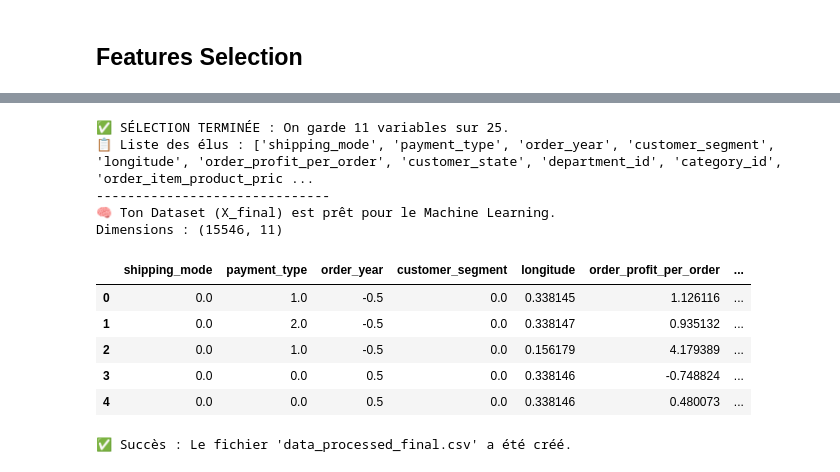
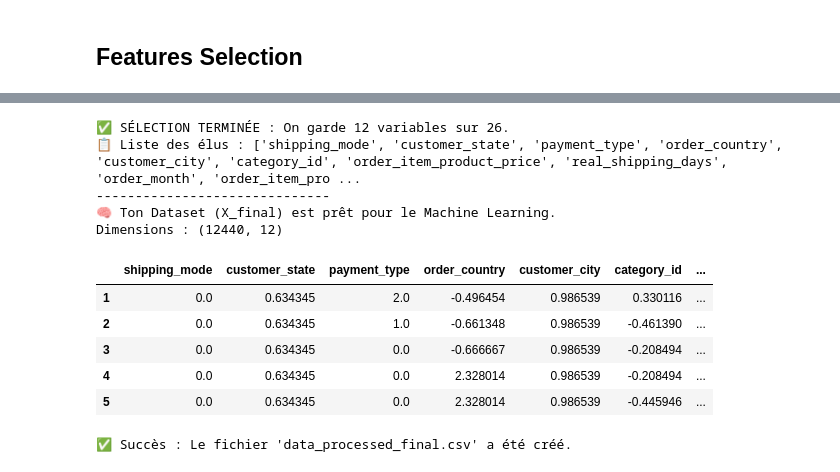
Before and after one commit to moubarik-ashraf/DS_Project, a Jupyter notebook: notebooks/01_exploration_and_preprocessing.ipynb, the cells around one changed output, grey strips where cells are left out. Saved outputs shown, nothing was run; the diff lists cells and outputs as text; code cells hidden in the pictures.

```diff
--- a/notebooks/01_exploration_and_preprocessing.ipynb
+++ b/notebooks/01_exploration_and_preprocessing.ipynb
@@ -1003,0 +1006,17 @@ Corrélation énorme 98.7%, écart mediane = -0.0007 ce qui siginifie que pour l
+# %%
+# Ta liste exacte des colonnes à garder
+cols_imputed = [
+    'department_id', 'category_id', 'customer_city', 'customer_country',
+    'customer_state', 'order_state', 'order_country', 'order_region',
+    'market', 'order_item_product_price', 'order_item_quantity', 'sales',
+    'order_item_discount', 'order_item_discount_rate', 'order_item_total_amount',
+    'order_profit_per_order', 'order_item_profit_ratio', 'order_date',
+    'shipping_date', 'product_card_id', 'delivery_outcome', 'latitude',
+    'longitude', 'payment_type', 'customer_segment', 'shipping_mode'
+]
+
+# On vérifie s'il reste des trous dans ces colonnes précieuses
+print("🔍 Vérification des valeurs manquantes dans les colonnes IMPUTÉES :")
+missing_check = df[cols_imputed].isnull().sum()
+print(missing_check[missing_check > 0]) # N'affiche que celles qui ont encore un problème
+print(f" Il reste {missing_check.sum()} trous. Regarde la liste ci-dessus.")
@@ -1003,0 +1064,12 @@ Corrélation énorme 98.7%, écart mediane = -0.0007 ce qui siginifie que pour l
+# %%
+# Supprimer toutes les lignes qui ont au moins 1 valeur manquante
+# dans l’une des colonnes de cols_imputed
+df_clean = df.dropna(subset=cols_imputed).copy()
+
+print(f"✅ Avant : {len(df)} lignes")
+print(f"✅ Après : {len(df_clean)} lignes")
+print(f"🗑️ Supprimées : {len(df) - len(df_clean)} lignes "
+      f"({((len(df) - len(df_clean))/len(df)*100):.2f}%)")
+
+# (Optionnel) remplacer df par la version nettoyée
+df = df_clean
@@ -1781,7 +1857,7 @@ print("-" * 50)
 # --- PRÉPARATION ---
 # On définit la cible et on retire la fuite de données (real_shipping_days)
 target_col = 'delivery_outcome'
-exclude_cols = [target_col, 'real_shipping_days']
+exclude_cols = [target_col]
 X = df.drop(columns=exclude_cols, errors='ignore')
 y = df[target_col]
 
@@ -1920,33 +1996,33 @@ Passing `palette` without assigning `hue` is deprecated and will be removed in v
 # %%
 # 1. On définit le seuil (Cut-off)
 # Ici, on est strict : si ça n'apporte pas d'info (> 0), on jette.
 threshold = 0.0001
 
 # 2. On sélectionne les features
-selected_features = feature_importance[feature_importance['Importance'] > threshold]['Feature'].tolist()
+selected_features = feature_importance[feature_importance['Importance'] >= threshold]['Feature'].tolist()
 
 print(f"✅ SÉLECTION TERMINÉE : On garde {len(selected_features)} variables sur {len(feature_importance)}.")
 print(f"📋 Liste des élus : {selected_features}")
 
 # 3. Création du dataset final pour l'entraînement
 X_final = X[selected_features]
 
 print("-" * 30)
 print("🧠 Ton Dataset (X_final) est prêt pour le Machine Learning.")
 print(f"Dimensions : {X_final.shape}")
 display(X_final.head())
 # %% [output]
-✅ SÉLECTION TERMINÉE : On garde 11 variables sur 25.
-📋 Liste des élus : ['shipping_mode', 'payment_type', 'order_year', 'customer_segment', 'longitude', 'order_profit_per_order', 'customer_state', 'department_id', 'category_id', 'order_item_product_pric ...
+✅ SÉLECTION TERMINÉE : On garde 12 variables sur 26.
+📋 Liste des élus : ['shipping_mode', 'customer_state', 'payment_type', 'order_country', 'customer_city', 'category_id', 'order_item_product_price', 'real_shipping_days', 'order_month', 'order_item_pro ...
 ------------------------------
 🧠 Ton Dataset (X_final) est prêt pour le Machine Learning.
-Dimensions : (15546, 11)
+Dimensions : (12440, 12)
-|  | shipping_mode | payment_type | order_year | customer_segment | longitude | order_profit_per_order | ... |
-| 0 | 0.0 | 1.0 | -0.5 | 0.0 | 0.338145 | 1.126116 | ... |
-| 1 | 0.0 | 2.0 | -0.5 | 0.0 | 0.338147 | 0.935132 | ... |
-| 2 | 0.0 | 1.0 | -0.5 | 0.0 | 0.156179 | 4.179389 | ... |
-| 3 | 0.0 | 0.0 | 0.5 | 0.0 | 0.338146 | -0.748824 | ... |
-| 4 | 0.0 | 0.0 | 0.5 | 0.0 | 0.338146 | 0.480073 | ... |
+|  | shipping_mode | customer_state | payment_type | order_country | customer_city | category_id | ... |
+| 1 | 0.0 | 0.634345 | 2.0 | -0.496454 | 0.986539 | 0.330116 | ... |
+| 2 | 0.0 | 0.634345 | 1.0 | -0.661348 | 0.986539 | -0.461390 | ... |
+| 3 | 0.0 | 0.634345 | 0.0 | -0.666667 | 0.986539 | -0.208494 | ... |
+| 4 | 0.0 | 0.634345 | 0.0 | 2.328014 | 0.986539 | -0.208494 | ... |
+| 5 | 0.0 | 0.634345 | 0.0 | 2.328014 | 0.986539 | -0.445946 | ... |
 # %%
 import os
 
```
Also changed, not shown: parts of 15 cells of this notebook.
